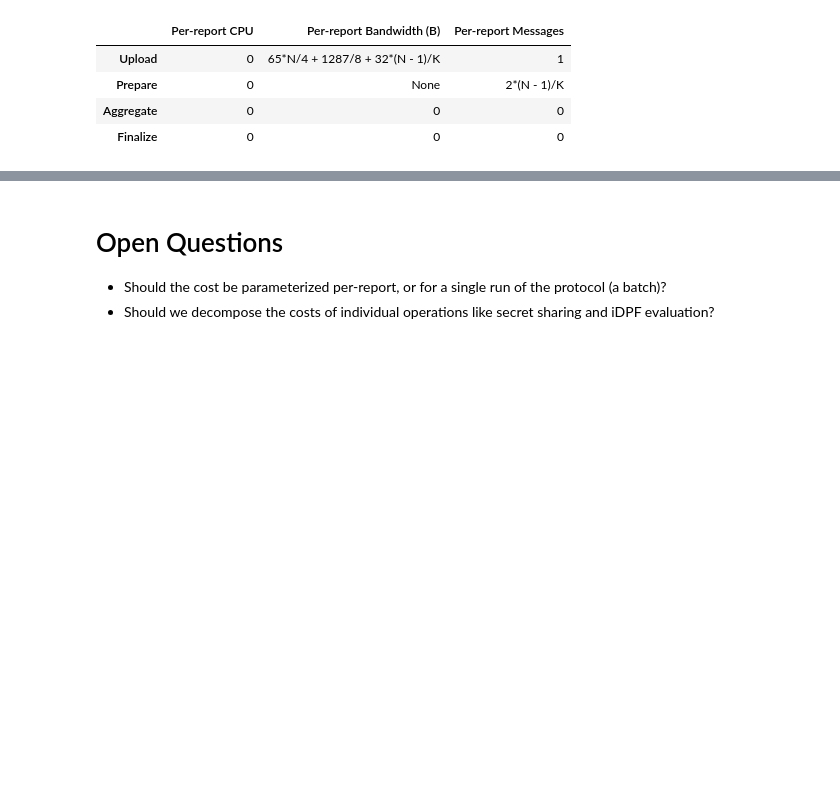
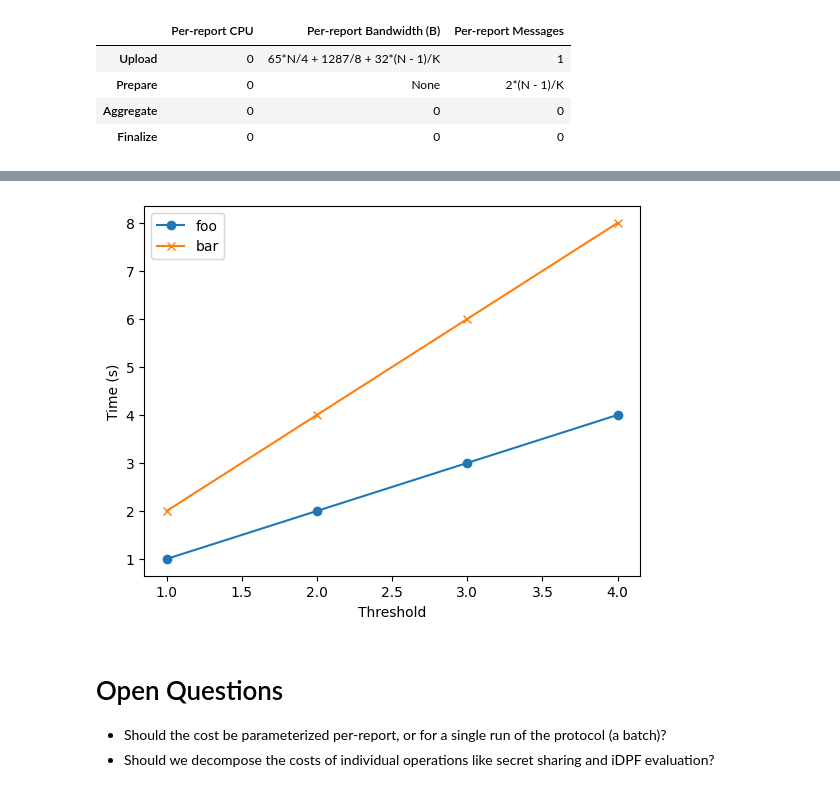
Before and after one commit to chris-wood/heavy-hitter-comparison, a Jupyter notebook: heavy_hitter_comparison.ipynb, the cells around one changed output, grey strips where cells are left out. Cells and saved outputs as stored; diff of their text form; code cells hidden in the pictures; blank space fills up the shorter version.

```diff
--- a/heavy_hitter_comparison.ipynb
+++ b/heavy_hitter_comparison.ipynb
@@ -285,3 +318,20 @@ TODO(caw): continueme - given distribution D over a set C of client reports, and
+# %%
+import numpy as np
+import matplotlib.pyplot as plt
+import scipy.stats as stats
+
+x = np.array([1,2,3,4])
+y1 = np.array([1,2,3,4])
+y2 = y1 * 2
+
+plt.plot(x, y1, marker='o', label="foo")
+plt.plot(x, y2, marker='x', label="bar")
+plt.legend()
+plt.xlabel("Threshold")
+plt.ylabel("Time (s)")
+plt.show()
+# %% [output]
+[figure, added]
 # %% [markdown]
 # Open Questions
 
```
Also changed, not shown: parts of 3 cells of this notebook.
